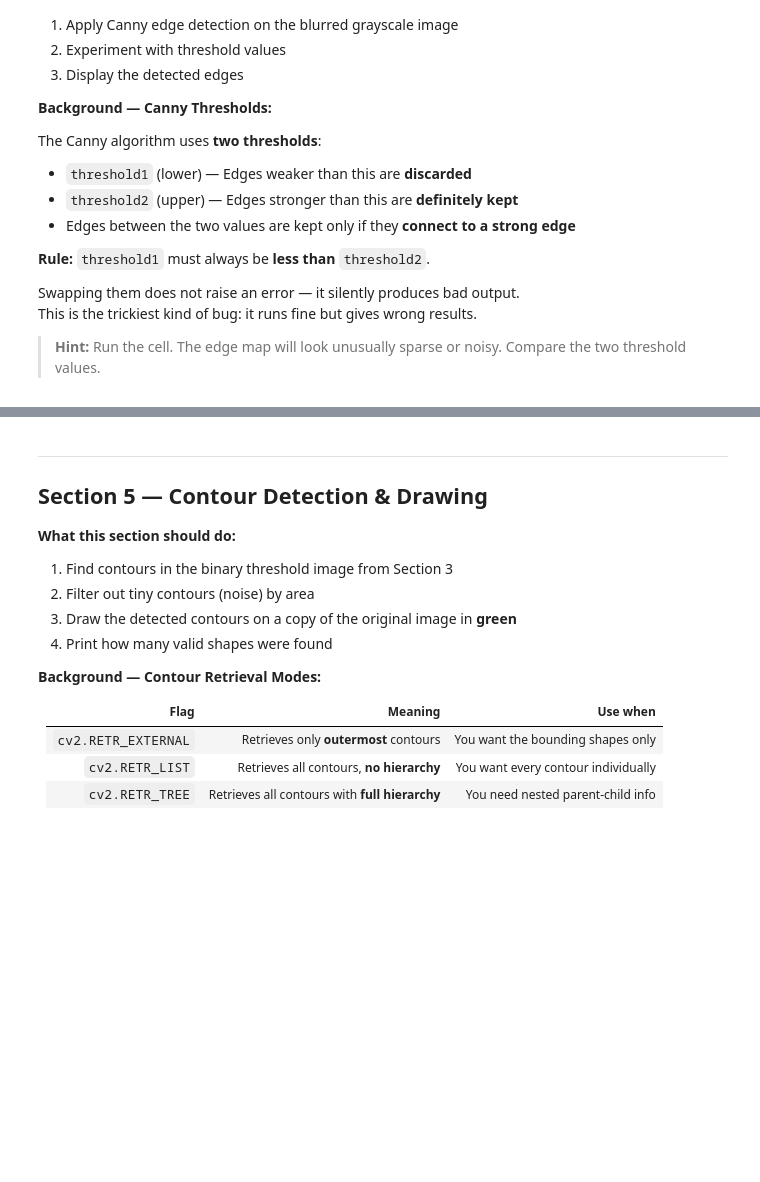
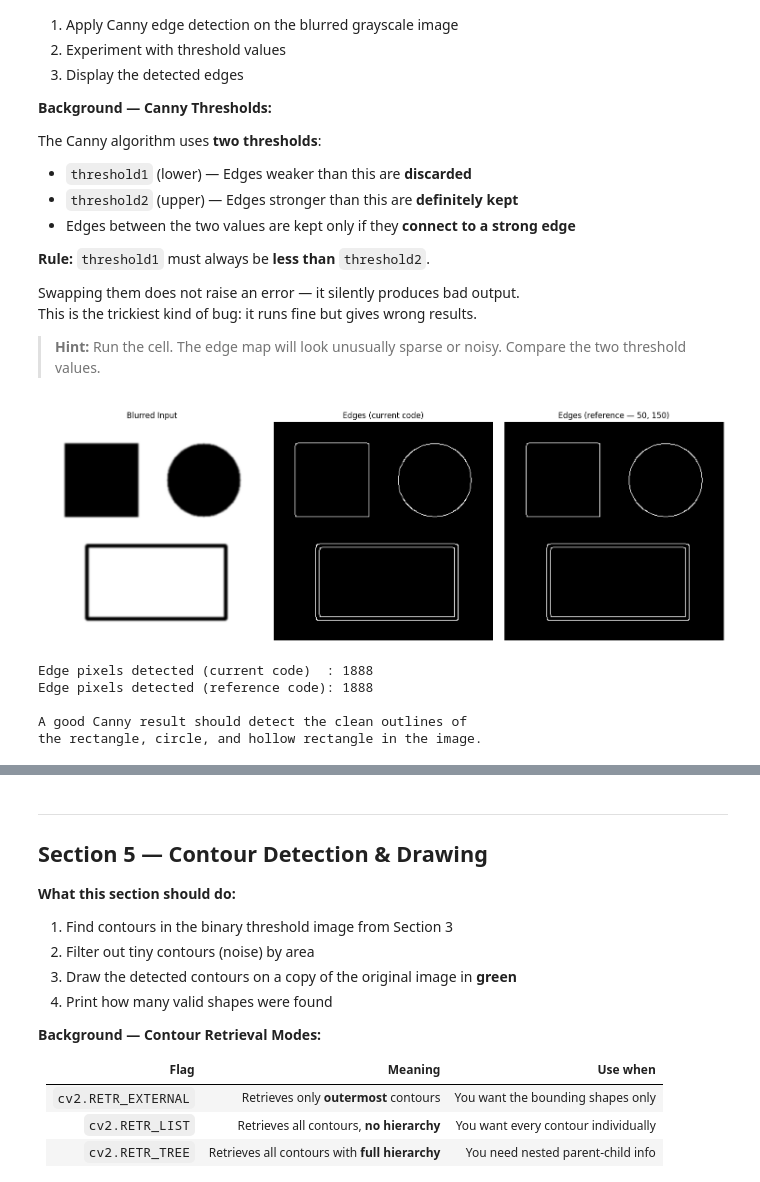
Before and after one commit to SahilGarg15/OpenCV-debug, a Jupyter notebook: Day 1/Lab_1_3_Debug_Challenge.ipynb, the cells around one changed output, grey strips where cells are left out. Drawn from its saved outputs; the diff is of its cells as text; code cells hidden in the pictures; blank space fills up the shorter version.

```diff
--- a/Day 1/Lab_1_3_Debug_Challenge.ipynb
+++ b/Day 1/Lab_1_3_Debug_Challenge.ipynb
@@ -311,29 +343,37 @@ This is the trickiest kind of bug: it runs fine but gives wrong results.
 # %%
 # ── SECTION 4: Canny Edge Detection ─────────────────────────────────────────
 
 bgr_image  = cv2.imread('test_image.png')
 gray_image = cv2.cvtColor(bgr_image, cv2.COLOR_BGR2GRAY)
 blurred    = cv2.GaussianBlur(gray_image, (5, 5), sigmaX=0)   # fixed from Section 3
 
 # Apply Canny edge detection
 # cv2.Canny(image, threshold1, threshold2)
 # BUG 4: The threshold values below are swapped
-edges = cv2.Canny(blurred, threshold1=200, threshold2=50)
+# edges = cv2.Canny(blurred, threshold1=200, threshold2=50)
+edges = cv2.Canny(blurred, threshold1=50, threshold2=200)
 
 # Also run a correct version for visual comparison (don't modify this)
 edges_reference = cv2.Canny(blurred, threshold1=50, threshold2=150)
 
 show(
     [blurred, edges, edges_reference],
     ['Blurred Input', 'Edges (current code)', 'Edges (reference — 50, 150)'],
     ['gray', 'gray', 'gray']
 )
 
 print('Edge pixels detected (current code)  :', np.count_nonzero(edges))
 print('Edge pixels detected (reference code):', np.count_nonzero(edges_reference))
 print()
 print('A good Canny result should detect the clean outlines of')
 print('the rectangle, circle, and hollow rectangle in the image.')
+# %% [output]
+[figure, added]
+Edge pixels detected (current code)  : 1888
+Edge pixels detected (reference code): 1888
+
+A good Canny result should detect the clean outlines of
+the rectangle, circle, and hollow rectangle in the image.
 # %% [markdown]
 ### 🔍 Your Answer – Bug 4
 
```
Also changed, not shown: parts of 11 cells of this notebook, 1 other file.
